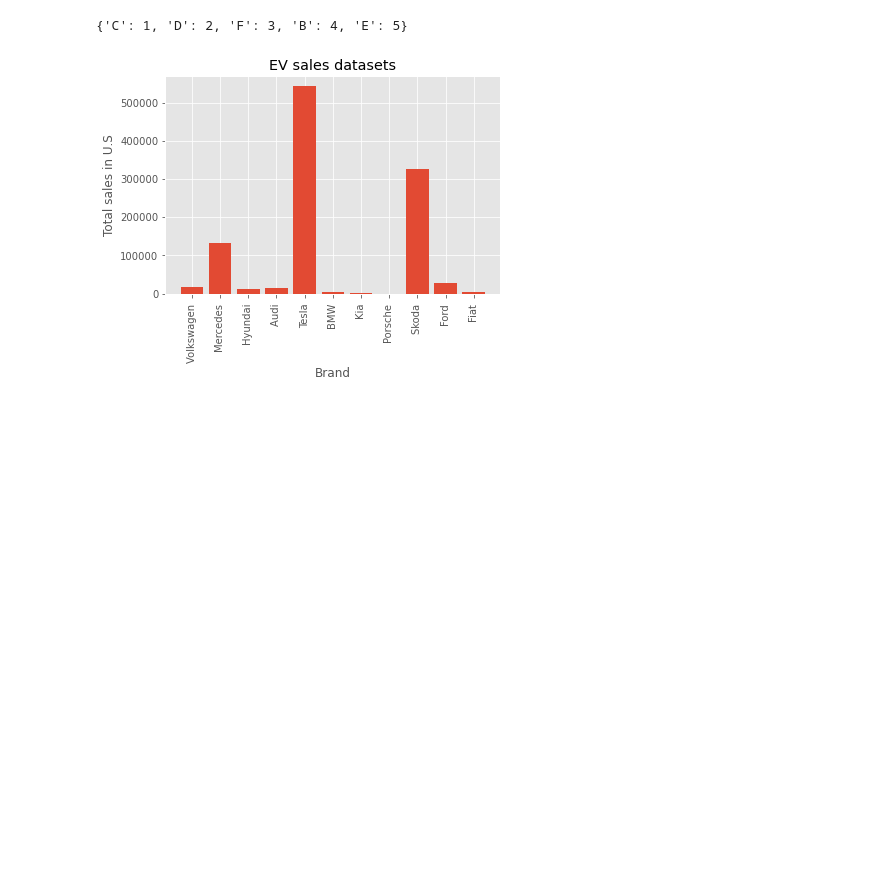
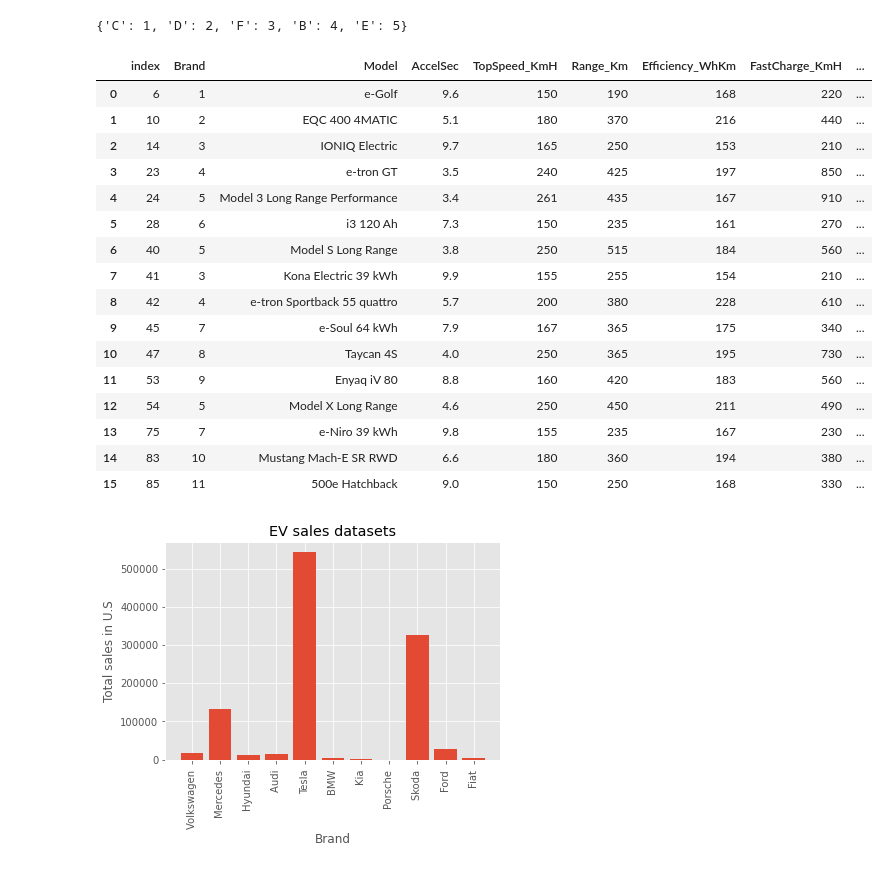
Before and after one commit to anubhajoshi01/big_data_challenge, a Jupyter notebook: EV_dataset.ipynb, the cells around one changed output. Drawn from its saved outputs; the diff is of its cells as text; code cells hidden in the pictures; blank space fills up the shorter version.

```diff
--- a/EV_dataset.ipynb
+++ b/EV_dataset.ipynb
@@ -78,8 +78,27 @@ for dict in replace_list:
 # %%
 ev_df.head(16)
 ev_df.replace('132,214', '132214', inplace=True)
 #print(ev_df.loc[0, 'Sales'])
 #print(ev_df.columns)
+ev_df.head(16)
+# %% [output]
+|  | index | Brand | Model | AccelSec | TopSpeed_KmH | Range_Km | Efficiency_WhKm | FastCharge_KmH | ... |
+| 0 | 6 | 1 | e-Golf | 9.6 | 150 | 190 | 168 | 220 | ... |
+| 1 | 10 | 2 | EQC 400 4MATIC | 5.1 | 180 | 370 | 216 | 440 | ... |
+| 2 | 14 | 3 | IONIQ Electric | 9.7 | 165 | 250 | 153 | 210 | ... |
+| 3 | 23 | 4 | e-tron GT | 3.5 | 240 | 425 | 197 | 850 | ... |
+| 4 | 24 | 5 | Model 3 Long Range Performance | 3.4 | 261 | 435 | 167 | 910 | ... |
+| 5 | 28 | 6 | i3 120 Ah | 7.3 | 150 | 235 | 161 | 270 | ... |
+| 6 | 40 | 5 | Model S Long Range | 3.8 | 250 | 515 | 184 | 560 | ... |
+| 7 | 41 | 3 | Kona Electric 39 kWh | 9.9 | 155 | 255 | 154 | 210 | ... |
+| 8 | 42 | 4 | e-tron Sportback 55 quattro | 5.7 | 200 | 380 | 228 | 610 | ... |
+| 9 | 45 | 7 | e-Soul 64 kWh | 7.9 | 167 | 365 | 175 | 340 | ... |
+| 10 | 47 | 8 | Taycan 4S | 4.0 | 250 | 365 | 195 | 730 | ... |
+| 11 | 53 | 9 | Enyaq iV 80 | 8.8 | 160 | 420 | 183 | 560 | ... |
+| 12 | 54 | 5 | Model X Long Range | 4.6 | 250 | 450 | 211 | 490 | ... |
+| 13 | 75 | 7 | e-Niro 39 kWh | 9.8 | 155 | 235 | 167 | 230 | ... |
+| 14 | 83 | 10 | Mustang Mach-E SR RWD | 6.6 | 180 | 360 | 194 | 380 | ... |
+| 15 | 85 | 11 | 500e Hatchback | 9.0 | 150 | 250 | 168 | 330 | ... |
 # %%
 def get_dict_vals(df, col_name):
     map = {}
```
Also changed, not shown: parts of 5 cells of this notebook.
